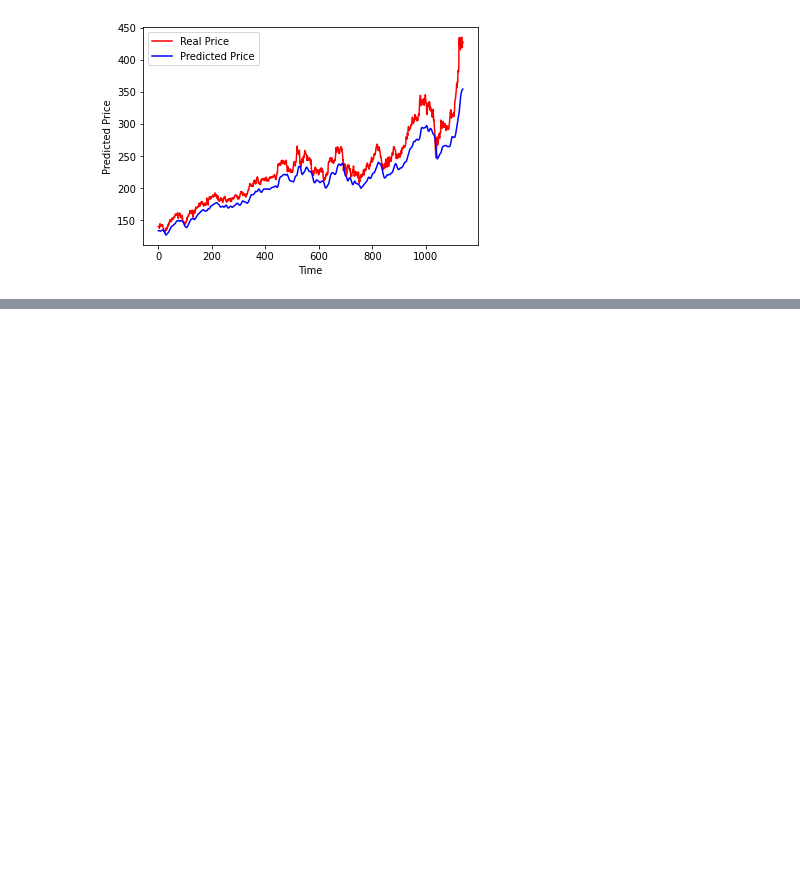
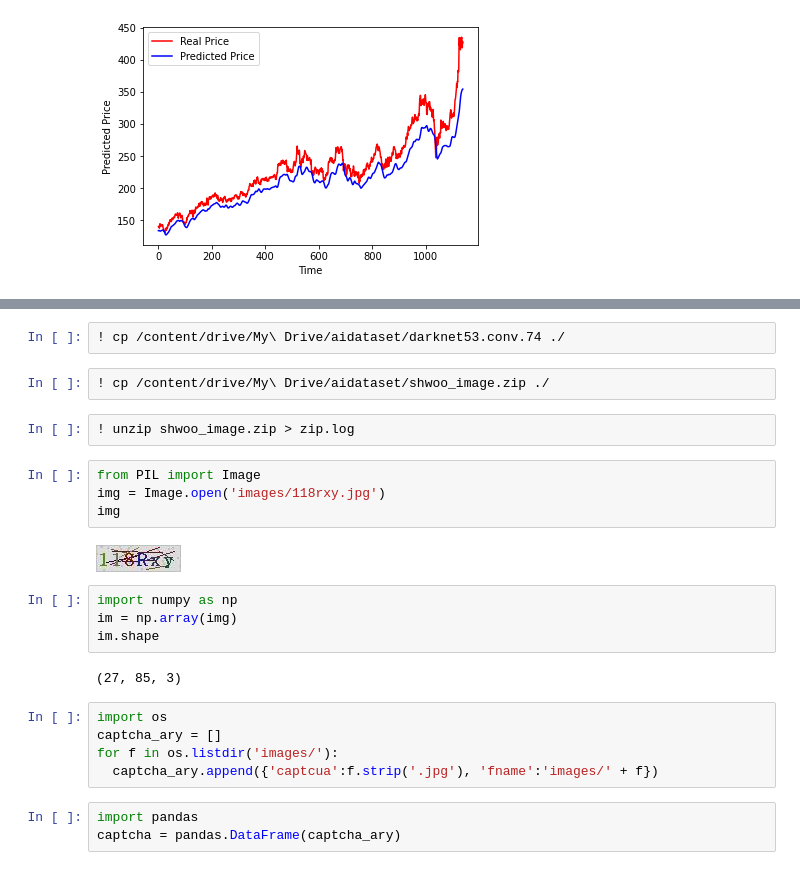
Before and after one commit to ywchiu/tibamedl, a Jupyter notebook: Demo20200815.ipynb, the cells around one changed output, grey strips where cells are left out. Cells and saved outputs as stored; diff of their text form; blank space fills up the shorter version.

```diff
--- a/Demo20200815.ipynb
+++ b/Demo20200815.ipynb
@@ -248,0 +281,26 @@ plt.show()
+# %%
+! cp /content/drive/My\ Drive/aidataset/darknet53.conv.74 ./
+# %%
+! cp /content/drive/My\ Drive/aidataset/shwoo_image.zip ./
+# %%
+! unzip shwoo_image.zip > zip.log
+# %%
+from PIL import Image
+img = Image.open('images/118rxy.jpg')
+img
+# %% [output]
+[figure, added]
+# %%
+import numpy as np
+im = np.array(img)
+im.shape
+# %% [output]
+(27, 85, 3)
+# %%
+import os
+captcha_ary = []
+for f in os.listdir('images/'):
+  captcha_ary.append({'captcua':f.strip('.jpg'), 'fname':'images/' + f})
+# %%
+import pandas
+captcha = pandas.DataFrame(captcha_ary)
```
Also changed, not shown: parts of 58 cells of this notebook.
